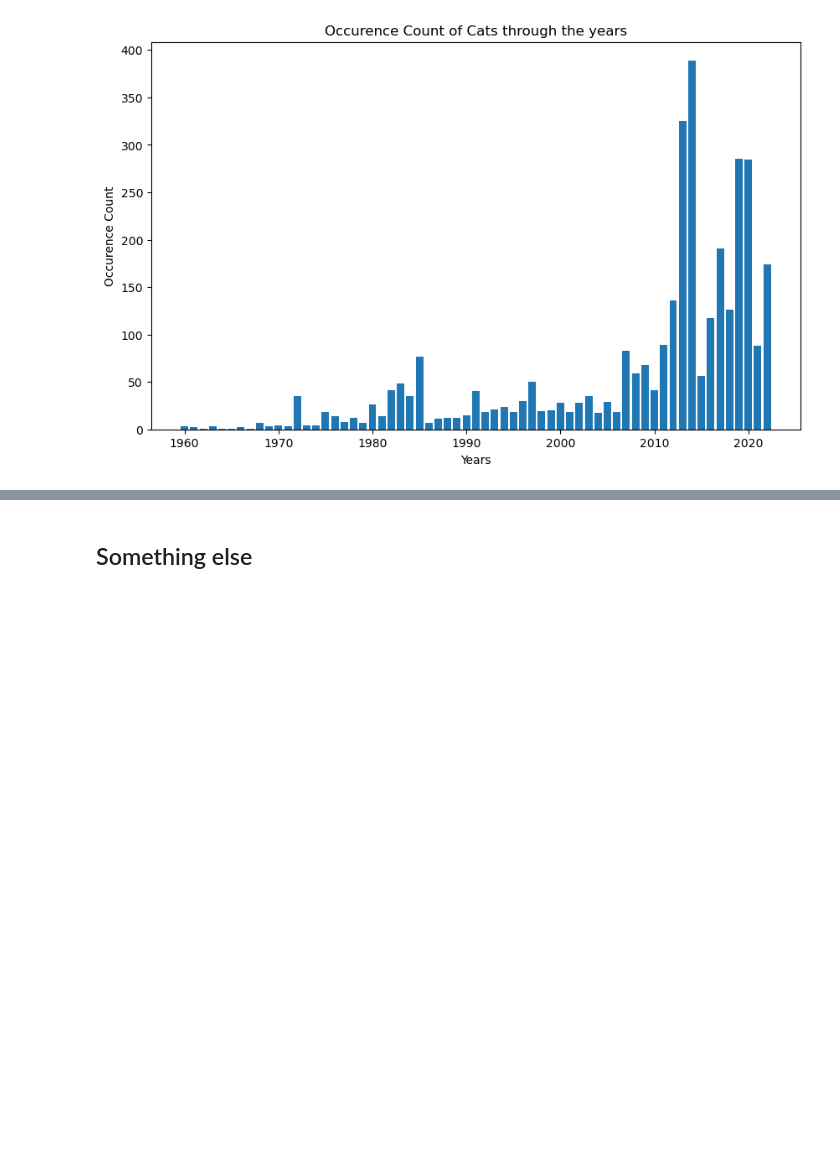
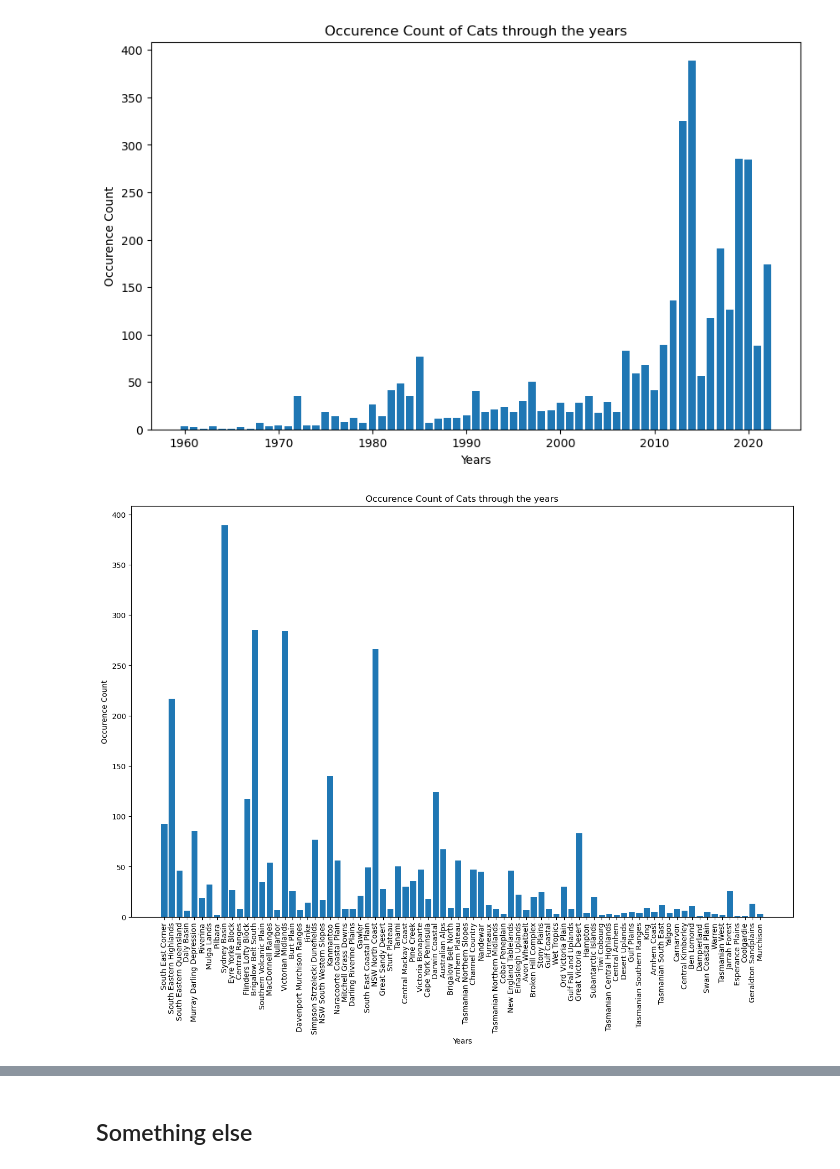
Before and after one commit to liza-drini/ceu-ds-project-C-2026, a Jupyter notebook: src/ben_realtime.ipynb, the cells around one changed output, grey strips where cells are left out. Saved outputs shown, nothing was run; the diff lists cells and outputs as text; code cells hidden in the pictures; blank space fills up the shorter version.

Commit message:
plots

```diff
--- a/src/ben_realtime.ipynb
+++ b/src/ben_realtime.ipynb
@@ -2,7 +2,7 @@
 ## Cleaning dataset
 # %%
 import pandas as pd
-rt_df = pd.read_csv('../DSP Group C/Cat_only_rt.csv')
+rt_df = pd.read_csv('../datasets/Cat_only_rt.csv')
 # %%
 rt_df.head()
 # %% [output]
@@ -94,9 +94,12 @@ plt.show()
 # %% [output]
 [figure]
 # %%
-plt.figure(figsize=(10, 6))
-plt.bar(rt_df['year'], rt_df['occurrenceCount'])
+plt.figure(figsize=(16, 10))
+plt.bar(rt_df['ibraRegion'], rt_df['occurrenceCount'])
 plt.xlabel('Years')
 plt.ylabel('Occurence Count')
 plt.title('Occurence Count of Cats through the years')
+plt.xticks(rotation = 90)
 plt.show()
+# %% [output]
+[figure, added]
```
Also changed, not shown: parts of 1 cell of this notebook.
